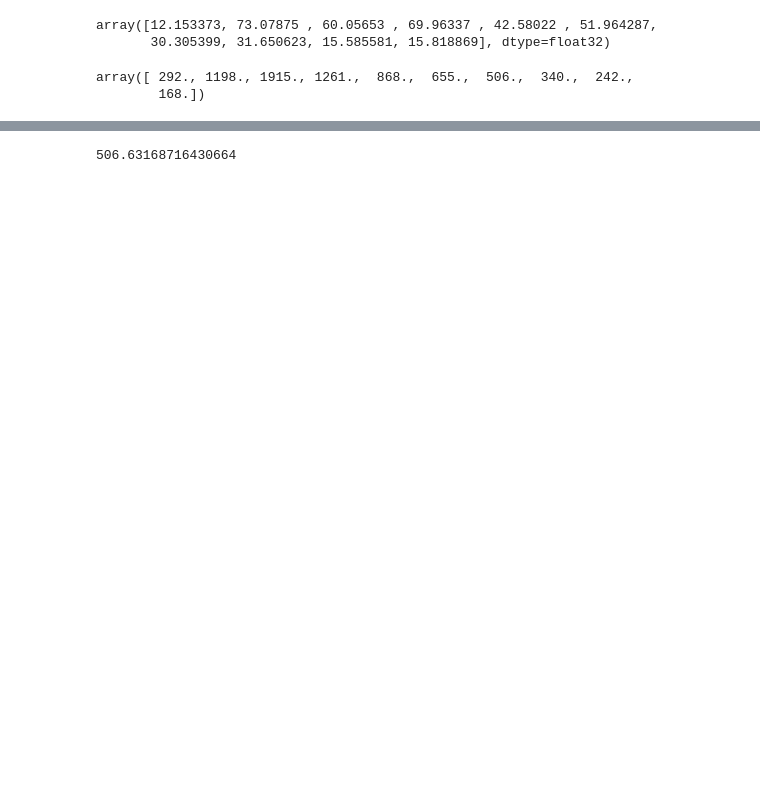
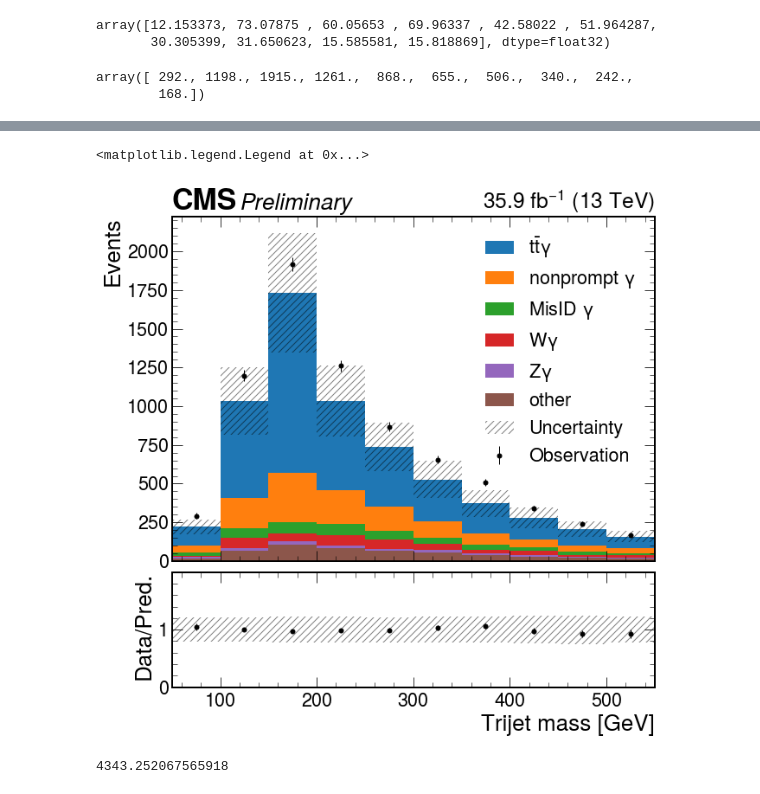
Before and after one commit to syjeon162/TTGamma_LongExercise, a Jupyter notebook: PostFit.ipynb, the cells around one changed output, grey strips where cells are left out. Saved outputs shown, nothing was run; the diff lists cells and outputs as text; code cells hidden in the pictures; blank space fills up the shorter version.

```diff
--- a/PostFit.ipynb
+++ b/PostFit.ipynb
@@ -27,5 +29,8 @@ fitDiagnostics['shapes_fit_s'].keys();
 # %%
 dc_sr = fitDiagnostics['shapes_fit_s/dc_sr']
+# %%
+dc_sr_pre = fitDiagnostics['shapes_prefit/dc_sr']
+misID = fitDiagnostics['shapes_prefit/dc_egamma/MisID']
 # %%
 dc_sr['WG'].counts()
 # %% [output]
@@ -200,4 +147,63 @@ ax.legend()
+# %%
+fig, (ax, rax) = plt.subplots(2,1,figsize=(10,10), gridspec_kw={"height_ratios": (3, 1), "hspace": 0.05}, sharex=True)
+
+hep.cms.label(
+    "Preliminary",
+    data=True,
+    lumi=35.9,
+    loc=0,
+    ax=ax,
+)
+
+hep.histplot(
+    [ dc_sr_pre[x].counts() for x in processes ],
+    M3binning,
+    #w2=[ dc_sr[x].errors() for x in processes ],  # not needed
+    histtype="fill",
+    stack=True,
+    label=[labels[x] for x in processes],
+    #color=['red', 'green'],
+    ax=ax
+)
+
+
+hep.histplot(
+    dc_sr_pre['data'].values()[1],
+    M3binning,
+    w2=dc_sr_pre['data'].values()[1],
+    histtype="errorbar",
+    stack=False,
+    label='Observation',
+    color='black',
+    ax=ax
+)
+
+ratio_val = dc_sr_pre['data'].values()[1]/dc_sr['total'].counts()
+ratio_err_hep = np.sqrt(dc_sr['data'].values()[1])/dc_sr['data'].values()[1]
+
+hep.histplot(
+    ratio_val,
+    M3binning,
+    yerr=ratio_err_hep,
+    histtype="errorbar",
+    color='black',
+    ax=rax
+)
+
+ax.set_xlim(50, 550)
+rax.set_ylim(0,1.99)
+rax.set_xlabel('Trijet mass [GeV]')
+rax.set_ylabel(r'Data/Pred.')
+ax.set_ylabel(r'Events')
+
+add_uncertainty(dc_sr_pre['total'], ax, M3binning)
+add_uncertainty(dc_sr_pre['total'], rax, M3binning, ratio=True)
+
+ax.legend()
+# %% [output]
+<matplotlib.legend.Legend at 0x...>
+[figure, added]
 # %%
-sum(fitDiagnostics['shapes_fit_s/dc_sr']['other'].counts())
+sum(fitDiagnostics['shapes_fit_s/dc_sr']['ttgamma'].counts())
 # %% [output]
-506.63168716430664
+4343.252067565918
```
Also changed, not shown: parts of 9 cells of this notebook.
